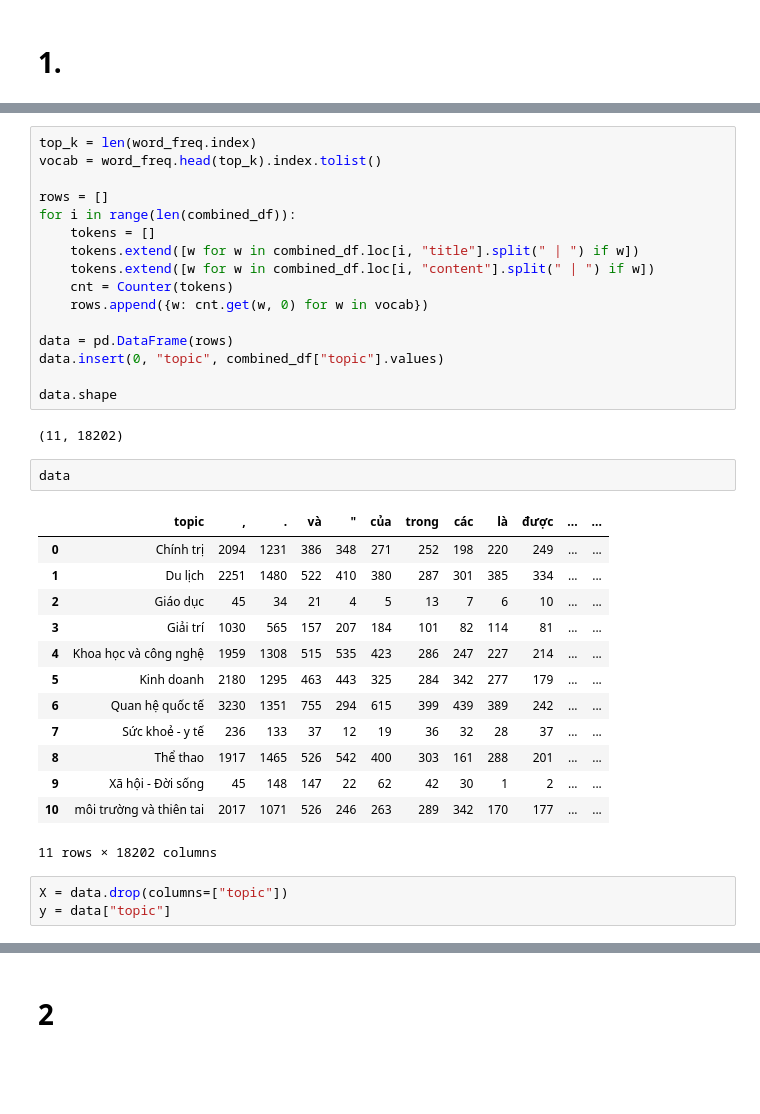
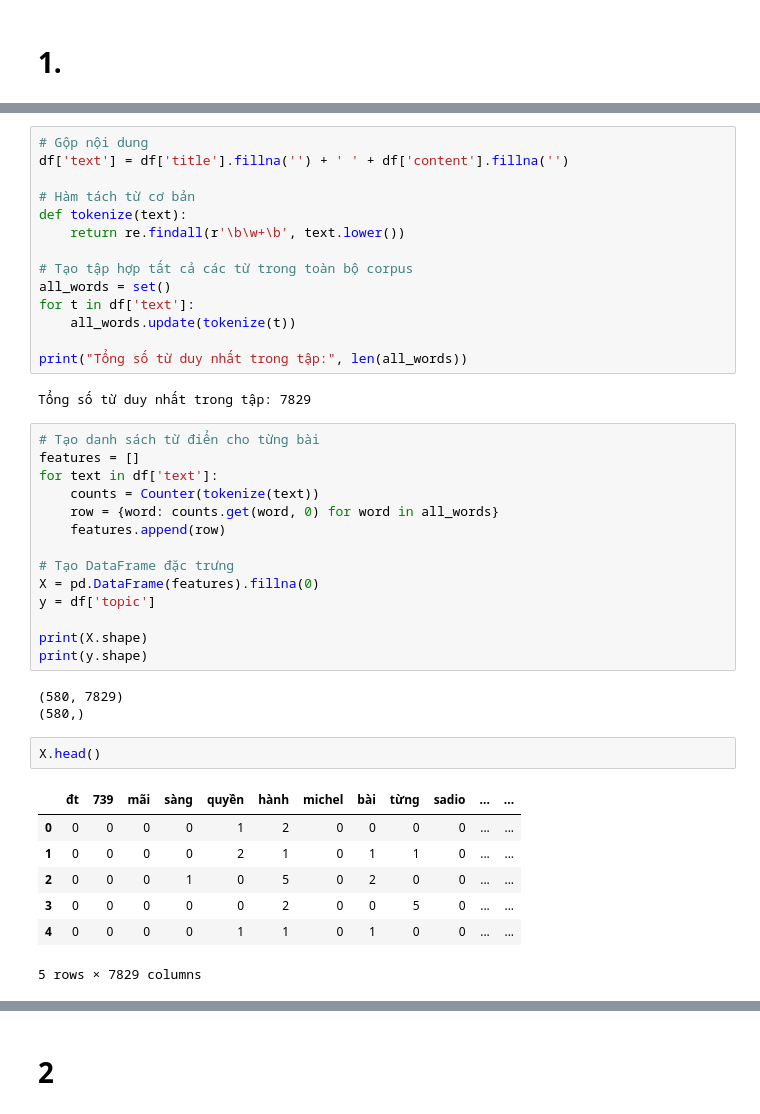
Before and after one commit to Avcuongy/NLP-Labs-UEH, a Jupyter notebook: NLP_News_CS_2025.ipynb, the cells around one changed output, grey strips where cells are left out. Saved outputs shown, nothing was run; the diff lists cells and outputs as text; blank space fills up the shorter version.

```diff
--- a/NLP_News_CS_2025.ipynb
+++ b/NLP_News_CS_2025.ipynb
@@ -147,40 +126,46 @@ Name: count, Length: 18201, dtype: int64
-# %%
-top_k = len(word_freq.index)
-vocab = word_freq.head(top_k).index.tolist()
-
-rows = []
-for i in range(len(combined_df)):
-    tokens = []
-    tokens.extend([w for w in combined_df.loc[i, "title"].split(" | ") if w])
-    tokens.extend([w for w in combined_df.loc[i, "content"].split(" | ") if w])
-    cnt = Counter(tokens)
-    rows.append({w: cnt.get(w, 0) for w in vocab})
-
-data = pd.DataFrame(rows)
-data.insert(0, "topic", combined_df["topic"].values)
-
-data.shape
-# %% [output]
-(11, 18202)
-# %%
-data
-# %% [output]
-|  | topic | , | . | và | " | của | trong | các | là | được | ... | ... |
-| 0 | Chính trị | 2094 | 1231 | 386 | 348 | 271 | 252 | 198 | 220 | 249 | ... | ... |
-| 1 | Du lịch | 2251 | 1480 | 522 | 410 | 380 | 287 | 301 | 385 | 334 | ... | ... |
-| 2 | Giáo dục | 45 | 34 | 21 | 4 | 5 | 13 | 7 | 6 | 10 | ... | ... |
-| 3 | Giải trí | 1030 | 565 | 157 | 207 | 184 | 101 | 82 | 114 | 81 | ... | ... |
-| 4 | Khoa học và công nghệ | 1959 | 1308 | 515 | 535 | 423 | 286 | 247 | 227 | 214 | ... | ... |
-| 5 | Kinh doanh | 2180 | 1295 | 463 | 443 | 325 | 284 | 342 | 277 | 179 | ... | ... |
-| 6 | Quan hệ quốc tế | 3230 | 1351 | 755 | 294 | 615 | 399 | 439 | 389 | 242 | ... | ... |
-| 7 | Sức khoẻ - y tế | 236 | 133 | 37 | 12 | 19 | 36 | 32 | 28 | 37 | ... | ... |
-| 8 | Thể thao | 1917 | 1465 | 526 | 542 | 400 | 303 | 161 | 288 | 201 | ... | ... |
-| 9 | Xã hội - Đời sống | 45 | 148 | 147 | 22 | 62 | 42 | 30 | 1 | 2 | ... | ... |
-| 10 | môi trường và thiên tai | 2017 | 1071 | 526 | 246 | 263 | 289 | 342 | 170 | 177 | ... | ... |
-11 rows × 18202 columns
-# %%
-X = data.drop(columns=["topic"])
-y = data["topic"]
+# %%
+# Gộp nội dung
+df['text'] = df['title'].fillna('') + ' ' + df['content'].fillna('')
+
+# Hàm tách từ cơ bản
+def tokenize(text):
+    return re.findall(r'\b\w+\b', text.lower())
+
+# Tạo tập hợp tất cả các từ trong toàn bộ corpus
+all_words = set()
+for t in df['text']:
+    all_words.update(tokenize(t))
+
+print("Tổng số từ duy nhất trong tập:", len(all_words))
+# %% [output]
+Tổng số từ duy nhất trong tập: 7829
+# %%
+# Tạo danh sách từ điển cho từng bài
+features = []
+for text in df['text']:
+    counts = Counter(tokenize(text))
+    row = {word: counts.get(word, 0) for word in all_words}
+    features.append(row)
+
+# Tạo DataFrame đặc trưng
+X = pd.DataFrame(features).fillna(0)
+y = df['topic']
+
+print(X.shape)
+print(y.shape)
+# %% [output]
+(580, 7829)
+(580,)
+# %%
+X.head()
+# %% [output]
+|  | đt | 739 | mãi | sàng | quyền | hành | michel | bài | từng | sadio | ... | ... |
+| 0 | 0 | 0 | 0 | 0 | 1 | 2 | 0 | 0 | 0 | 0 | ... | ... |
+| 1 | 0 | 0 | 0 | 0 | 2 | 1 | 0 | 1 | 1 | 0 | ... | ... |
+| 2 | 0 | 0 | 0 | 1 | 0 | 5 | 0 | 2 | 0 | 0 | ... | ... |
+| 3 | 0 | 0 | 0 | 0 | 0 | 2 | 0 | 0 | 5 | 0 | ... | ... |
+| 4 | 0 | 0 | 0 | 0 | 1 | 1 | 0 | 1 | 0 | 0 | ... | ... |
+5 rows × 7829 columns
 # %%
 pipeline(X, y)
 # %% [output]
```
Also changed, not shown: parts of 2 cells of this notebook.
